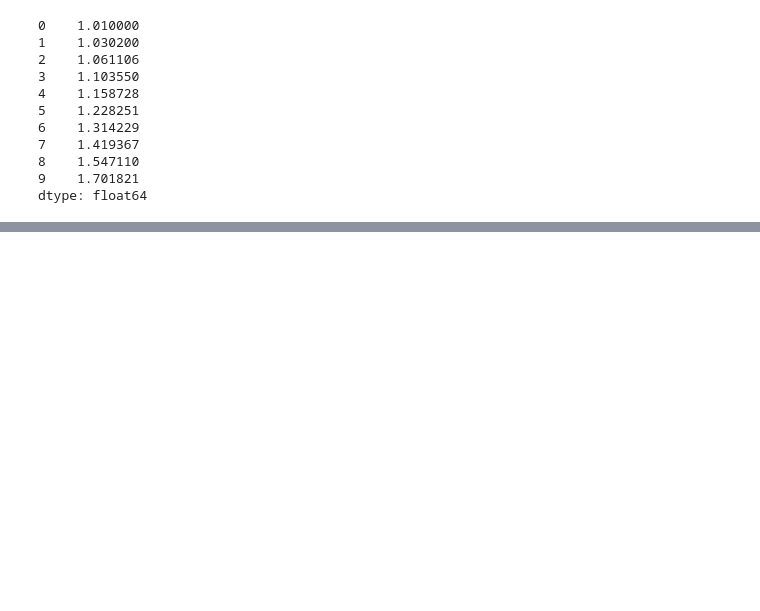
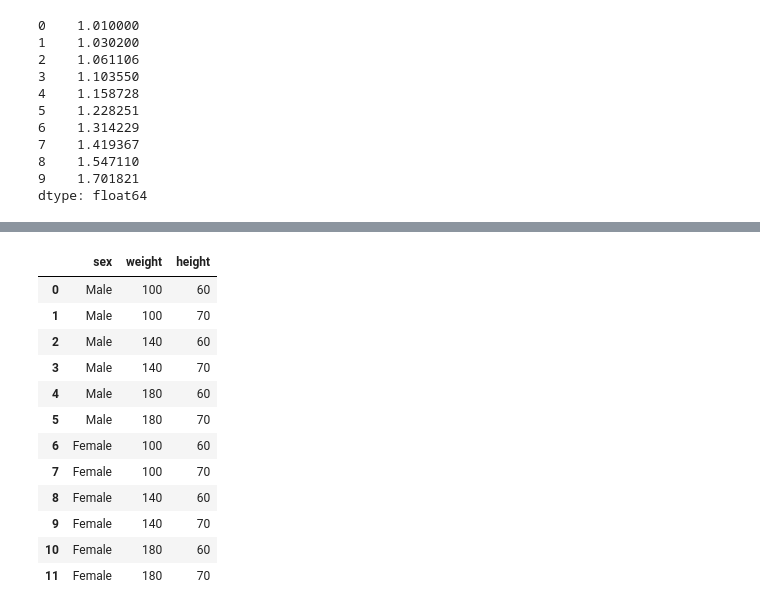
Before and after one commit to xegg/My-machine-learning-path., a Jupyter notebook: tools/pandas/cookbook.ipynb, the cells around one changed output, grey strips where cells are left out. Cells and saved outputs as stored; diff of their text form; code cells hidden in the pictures; blank space fills up the shorter version.

```diff
--- a/tools/pandas/cookbook.ipynb
+++ b/tools/pandas/cookbook.ipynb
@@ -262,0 +392,25 @@ dtype: float64
+# %%
+def expand_grid(data_dict):
+   rows = itertools.product(*data_dict.values())
+   return pd.DataFrame.from_records(rows, columns=data_dict.keys())
+
+
+df = expand_grid(
+   {'height': [60, 70],
+    'weight': [100, 140, 180],
+    'sex': ['Male', 'Female']})
+df
+# %% [output]
+|  | sex | weight | height |
+| 0 | Male | 100 | 60 |
+| 1 | Male | 100 | 70 |
+| 2 | Male | 140 | 60 |
+| 3 | Male | 140 | 70 |
+| 4 | Male | 180 | 60 |
+| 5 | Male | 180 | 70 |
+| 6 | Female | 100 | 60 |
+| 7 | Female | 100 | 70 |
+| 8 | Female | 140 | 60 |
+| 9 | Female | 140 | 70 |
+| 10 | Female | 180 | 60 |
+| 11 | Female | 180 | 70 |
```
Also changed, not shown: parts of 8 cells of this notebook, 2 other files.
